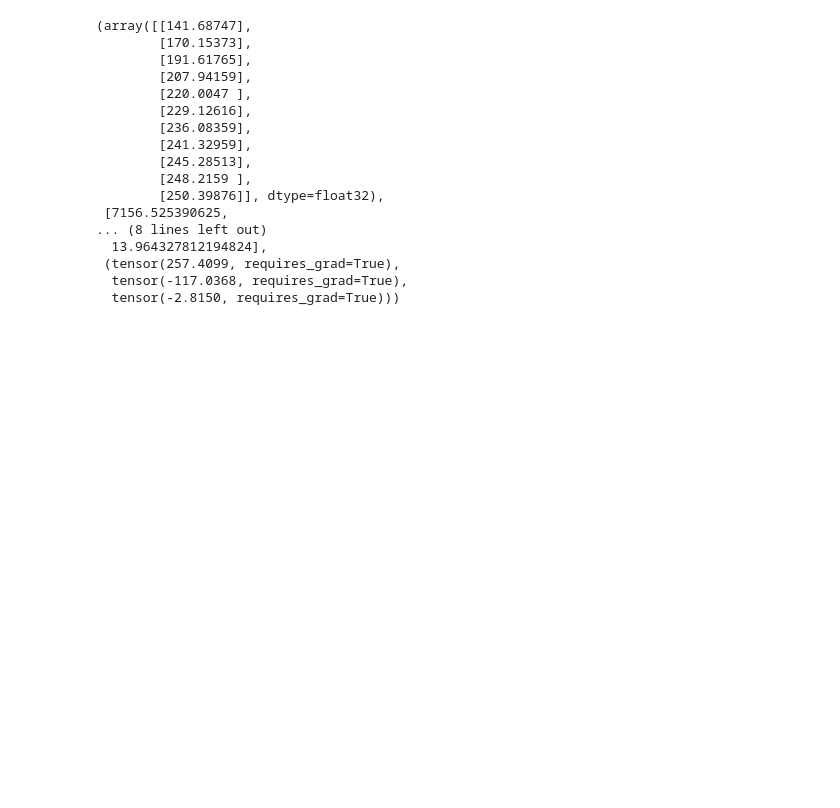
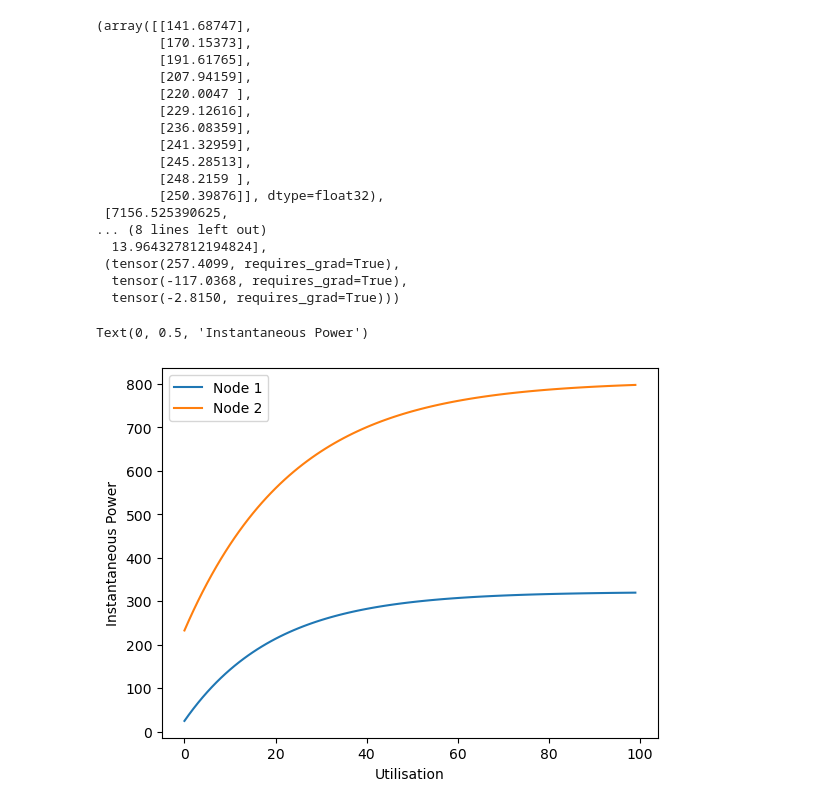
Before and after one commit to sustainable-computing-io/peaks, a Jupyter notebook: power_model/data_preprocessing-and-modelling.ipynb, the cells around one changed output. Saved outputs shown, nothing was run; the diff lists cells and outputs as text; code cells hidden in the pictures; blank space fills up the shorter version.

```diff
--- a/power_model/data_preprocessing-and-modelling.ipynb
+++ b/power_model/data_preprocessing-and-modelling.ipynb
@@ -152,0 +157,19 @@ m.get_model(data)
+# %%
+def get_power(u, model):
+    return model[0] + model[1] * torch.exp(model[2] * u)
+# %%
+model1 = node_power_models['tantawi1'][2]
+model2 = node_power_models['tantawi2'][2]
+# %%
+x = [i/100 for i in range(400)]
+y1 = [get_power(i, model1).data for i in x]
+y2 = [get_power(i, model2).data for i in x]
+# %%
+plt.plot(y1[::4])
+plt.plot(y2[::4])
+plt.legend(['Node 1', 'Node 2'])
+plt.xlabel("Utilisation")
+plt.ylabel("Instantaneous Power")
+# %% [output]
+Text(0, 0.5, 'Instantaneous Power')
+[figure, added]
```
Also changed, not shown: parts of 6 cells of this notebook, 1 other file.
